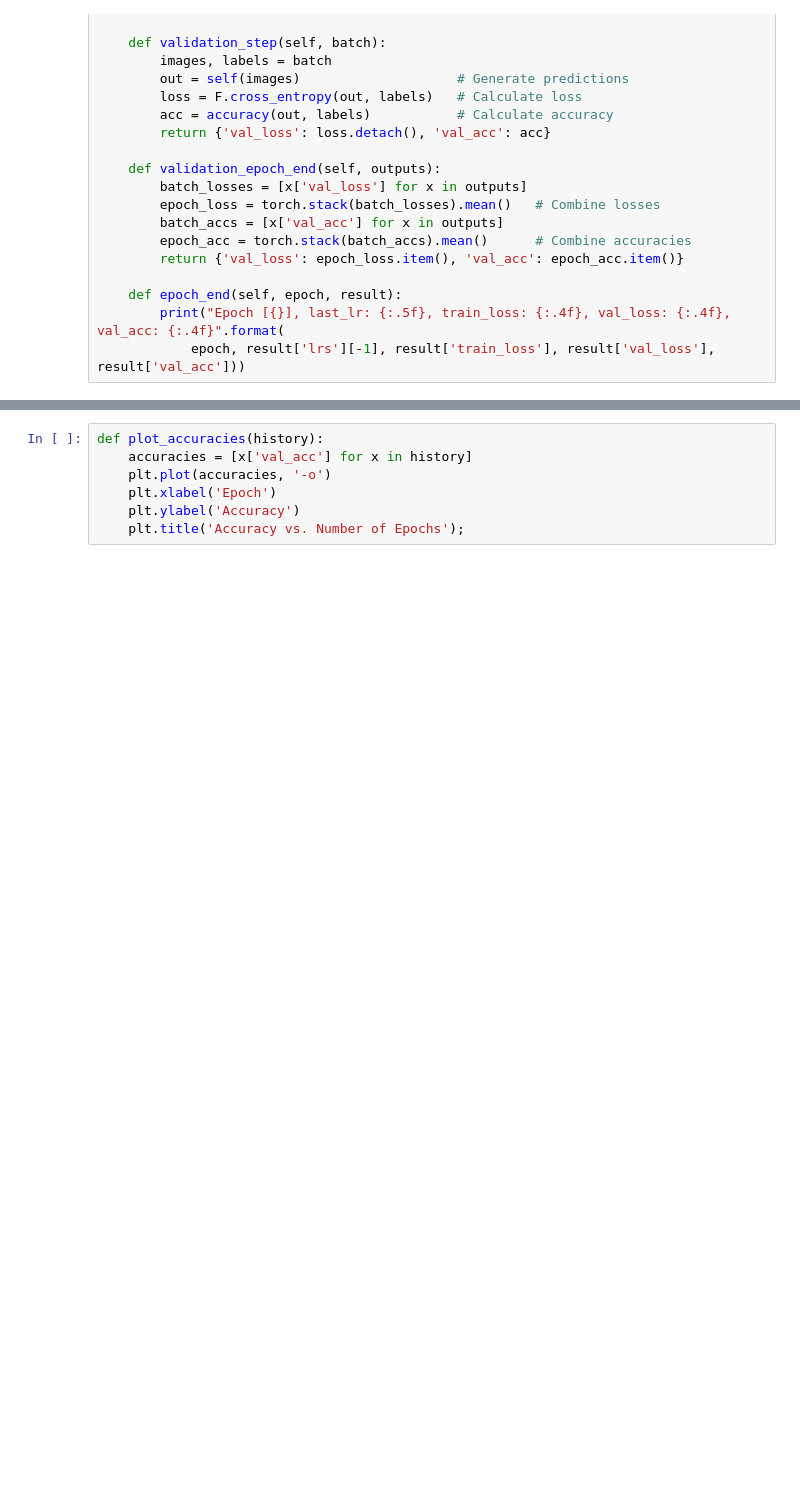
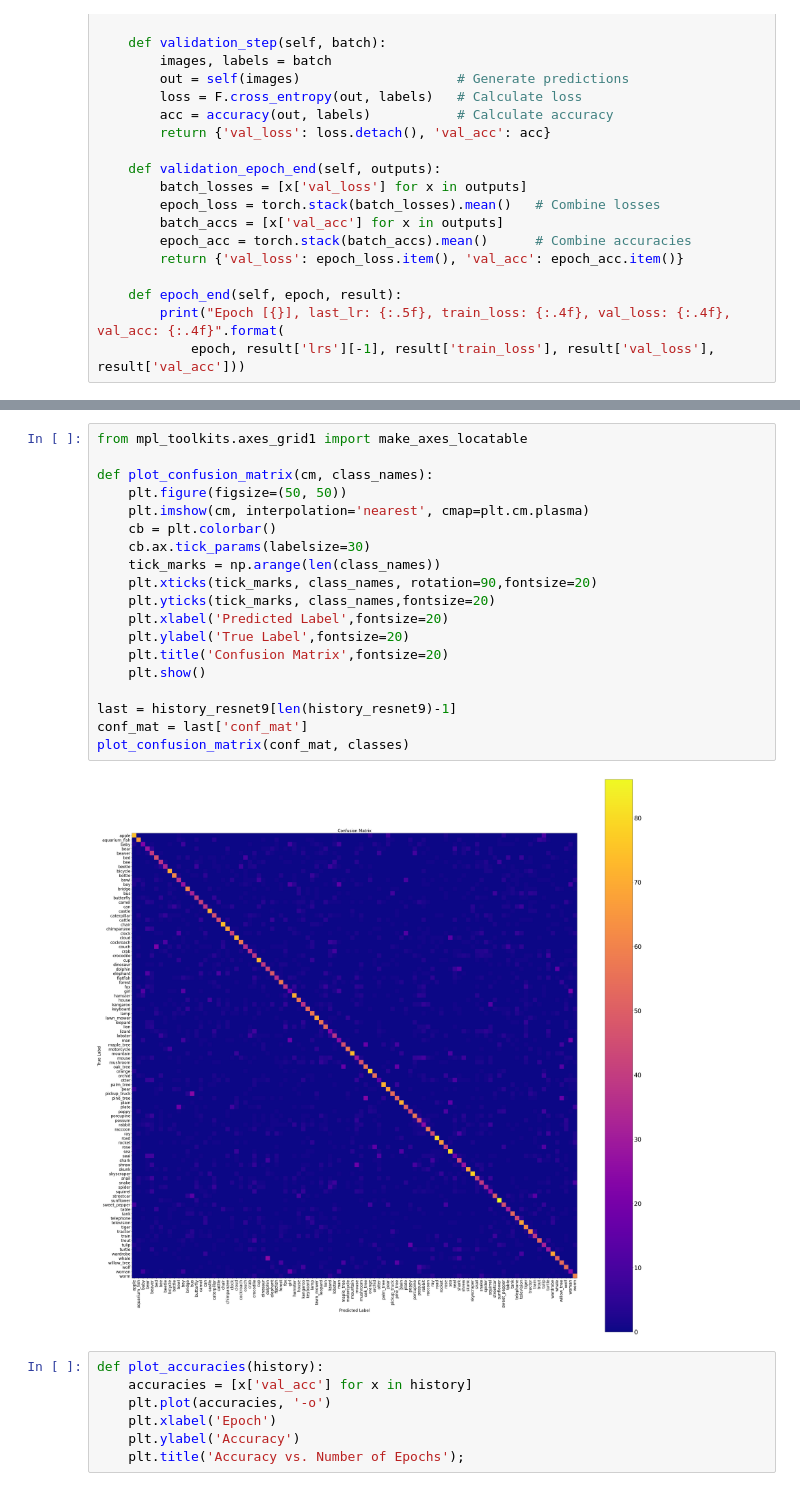
Before and after one commit to Harshvardhan-Mestha/SAiDL_Assignment, a Jupyter notebook: CIFAR100_Resnet_logtaylorsoftmax.ipynb, the cells around one changed output, grey strips where cells are left out. Drawn from its saved outputs; the diff is of its cells as text; blank space fills up the shorter version.

```diff
--- a/CIFAR100_Resnet_gumbel_softmax.ipynb
+++ b/CIFAR100_Resnet_logtaylorsoftmax.ipynb
@@ -332,3 +342,24 @@ Wall time: 16min 27s
+# %%
+from mpl_toolkits.axes_grid1 import make_axes_locatable
+
+def plot_confusion_matrix(cm, class_names):
+    plt.figure(figsize=(50, 50))
+    plt.imshow(cm, interpolation='nearest', cmap=plt.cm.plasma)
+    cb = plt.colorbar()
+    cb.ax.tick_params(labelsize=30)
+    tick_marks = np.arange(len(class_names))
+    plt.xticks(tick_marks, class_names, rotation=90,fontsize=20)
+    plt.yticks(tick_marks, class_names,fontsize=20)
+    plt.xlabel('Predicted Label',fontsize=20)
+    plt.ylabel('True Label',fontsize=20)
+    plt.title('Confusion Matrix',fontsize=20)
+    plt.show()
+
+last = history_resnet9[len(history_resnet9)-1]
+conf_mat = last['conf_mat']
+plot_confusion_matrix(conf_mat, classes)
+# %% [output]
+[figure, added]
 # %%
 def plot_accuracies(history):
     accuracies = [x['val_acc'] for x in history]
```
Also changed, not shown: parts of 29 cells of this notebook, 1 other file.
